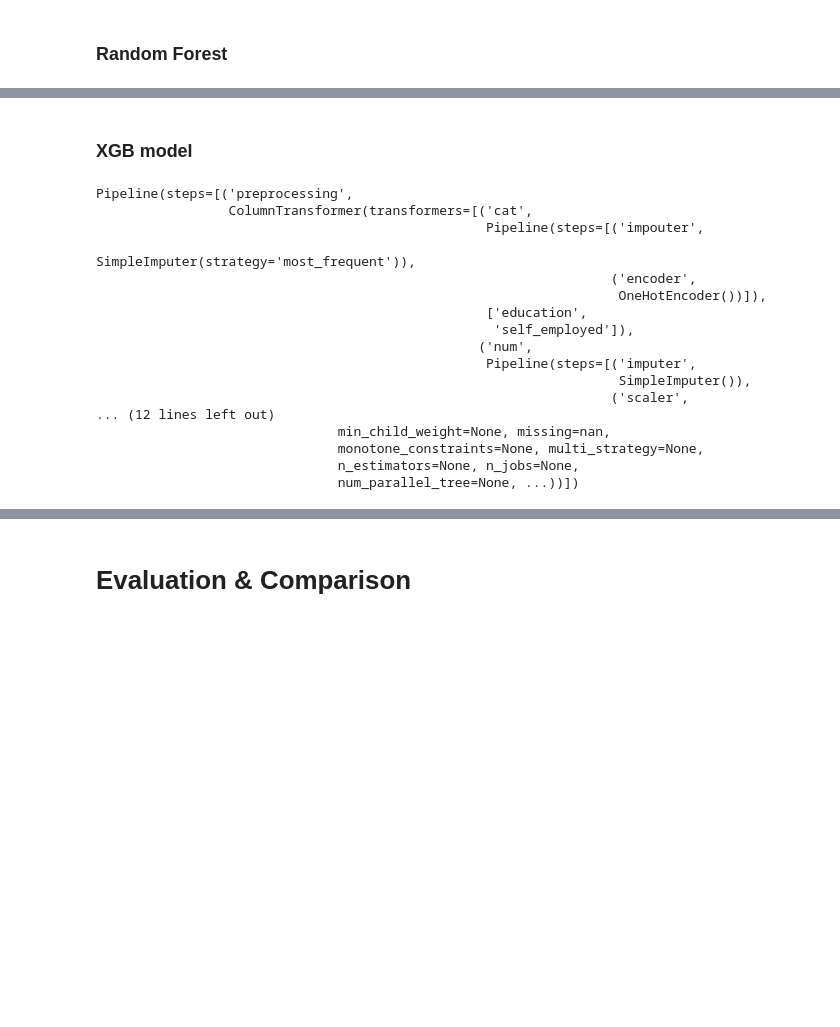
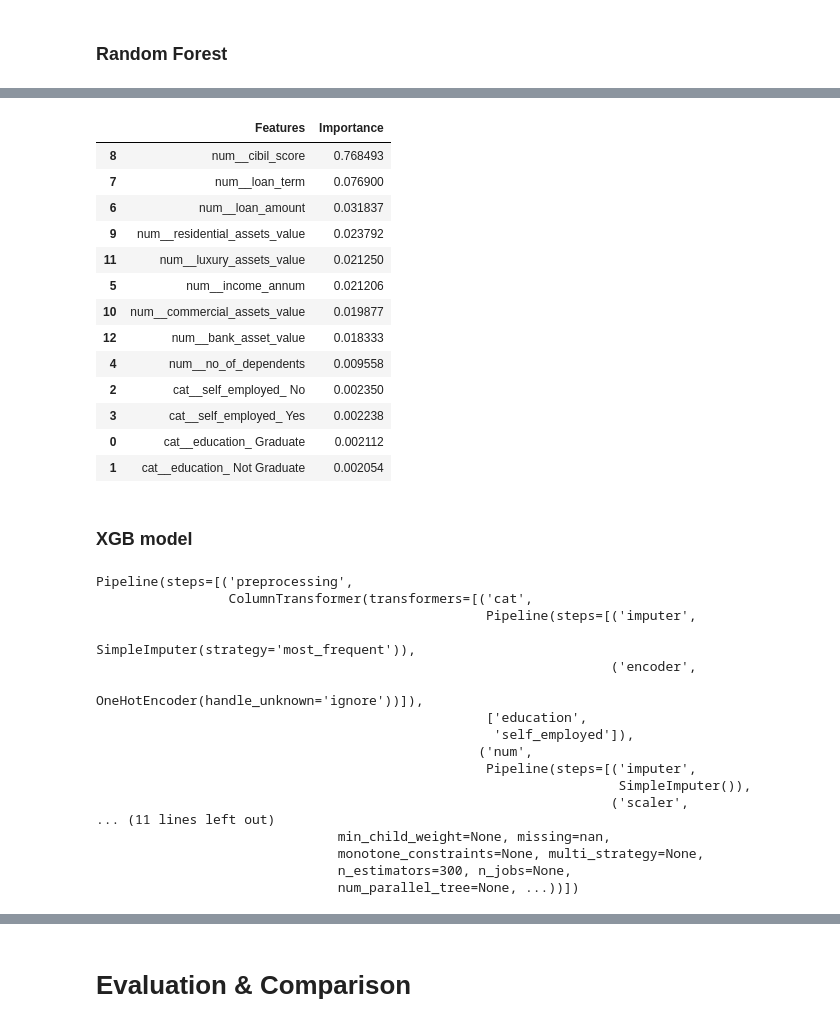
Before and after one commit to Zuhair0000/Loan_Approval_Prediction, a Jupyter notebook: loan_approval_prediction.ipynb, the cells around one changed output, grey strips where cells are left out. Drawn from its saved outputs; the diff is of its cells as text; code cells hidden in the pictures; blank space fills up the shorter version.

```diff
--- a/loan_approval_prediction.ipynb
+++ b/loan_approval_prediction.ipynb
@@ -140,6 +140,34 @@ Pipeline(steps=[('preprocessing',
                                         random_state=42))])
 # %%
 rf_pred = rf.predict(X_test)
+# %%
+rf_model = rf.named_steps["model"]
+# %%
+rf_importances = rf_model.feature_importances_
+# %%
+rf_feature_names = rf.named_steps["preprocessing"].get_feature_names_out()
+# %%
+rf_importance_df = pd.DataFrame({
+    "Features": rf_feature_names,
+    "Importance": rf_importances
+}).sort_values(by="Importance", ascending=False)
+# %%
+rf_importance_df
+# %% [output]
+|  | Features | Importance |
+| 8 | num__cibil_score | 0.768493 |
+| 7 | num__loan_term | 0.076900 |
+| 6 | num__loan_amount | 0.031837 |
+| 9 | num__residential_assets_value | 0.023792 |
+| 11 | num__luxury_assets_value | 0.021250 |
+| 5 | num__income_annum | 0.021206 |
+| 10 | num__commercial_assets_value | 0.019877 |
+| 12 | num__bank_asset_value | 0.018333 |
+| 4 | num__no_of_dependents | 0.009558 |
+| 2 | cat__self_employed_ No | 0.002350 |
+| 3 | cat__self_employed_ Yes | 0.002238 |
+| 0 | cat__education_ Graduate | 0.002112 |
+| 1 | cat__education_ Not Graduate | 0.002054 |
 # %% [markdown]
 ### **XGB model**
 # %%
@@ -147,27 +175,35 @@ from xgboost import XGBClassifier
 
 xgb = Pipeline([
     ("preprocessing", preprocessor),
-    ("model", XGBClassifier())
+    ("model", XGBClassifier(
+        n_estimators=300,
+        max_depth=5,
+        learning_rate=0.05,
+        subsample=0.8,
+        colsample_bytree=0.8,
+        eval_metric="logloss",
+        random_state=42
+    ))
 ])
 
 xgb.fit(X_train, y_train)
 # %% [output]
 Pipeline(steps=[('preprocessing',
                  ColumnTransformer(transformers=[('cat',
-                                                  Pipeline(steps=[('impouter',
+                                                  Pipeline(steps=[('imputer',
                                                                    SimpleImputer(strategy='most_frequent')),
                                                                   ('encoder',
-                                                                   OneHotEncoder())]),
+                                                                   OneHotEncoder(handle_unknown='ignore'))]),
                                                   ['education',
                                                    'self_employed']),
                                                  ('num',
                                                   Pipeline(steps=[('imputer',
                                                                    SimpleImputer()),
                                                                   ('scaler',
-... (12 lines left out)
+... (11 lines left out)
                                min_child_weight=None, missing=nan,
                                monotone_constraints=None, multi_strategy=None,
-                               n_estimators=None, n_jobs=None,
+                               n_estimators=300, n_jobs=None,
                                num_parallel_tree=None, ...))])
 # %%
 xgb_pred = xgb.predict(X_test)
```
Also changed, not shown: parts of 16 cells of this notebook.
